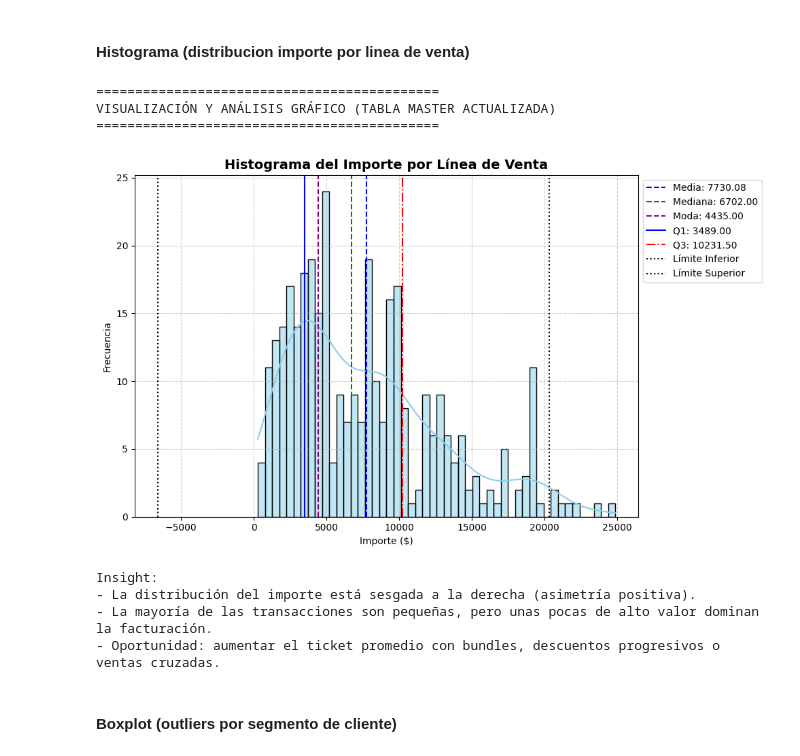
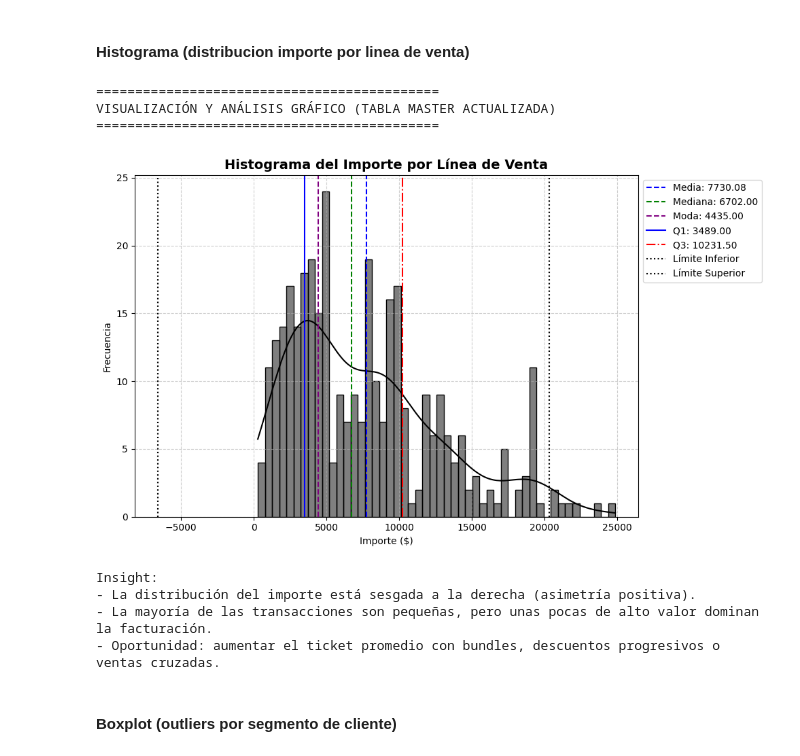
Before and after one commit to DiegoPenalba/ProyectoAurilion, a Jupyter notebook: data.ipynb, the cells around one changed output. Drawn from its saved outputs; the diff is of its cells as text; code cells hidden in the pictures.

Commit message:
WIP trabajo con documentacion.md y programa de visualizacion

```diff
--- a/data.ipynb
+++ b/data.ipynb
@@ -1758,35 +1758,35 @@ iqr = q3_importe_vd - q1_importe_vd
 lim_inferior_importe_vd = q1_importe_vd - 1.5 * iqr
 lim_superior_importe_vd = q3_importe_vd + 1.5 * iqr
 
 # Histograma
 plt.figure(figsize=(10, 6))
-sns.histplot(importe_ventas_detalle, bins=50, kde=True, color='skyblue', edgecolor='black')
+sns.histplot(importe_ventas_detalle, bins=50, kde=True, color='black', edgecolor='black')
 
 plt.axvline(media_importe_vd, color='blue', linestyle='--', label=f'Media: {media_importe_vd:.2f}')
 plt.axvline(mediana_importe_vd, color='green', linestyle='--', label=f'Mediana: {mediana_importe_vd:.2f}')
 plt.axvline(moda_importe_vd[0], color='purple', linestyle='--', label=f'Moda: {moda_importe_vd[0]:.2f}')
 plt.axvline(q1_importe_vd, color='b', linestyle='-', label=f'Q1: {q1_importe_vd:.2f}')
 plt.axvline(q3_importe_vd, color='r', linestyle='-.', label=f'Q3: {q3_importe_vd:.2f}')
 plt.axvline(lim_inferior_importe_vd, color='black', linestyle=':', label='Límite Inferior')
 plt.axvline(lim_superior_importe_vd, color='black', linestyle=':', label='Límite Superior')
 
 plt.title('Histograma del Importe por Línea de Venta', fontsize=14, fontweight='bold')
 plt.xlabel('Importe ($)')
 plt.ylabel('Frecuencia')
 plt.grid(True, linestyle='--', alpha=0.6)
 plt.legend(loc='upper left', bbox_to_anchor=(1, 1))
 plt.tight_layout()
 plt.show()
 
 print("Insight:")
 print("- La distribución del importe está sesgada a la derecha (asimetría positiva).")
 print("- La mayoría de las transacciones son pequeñas, pero unas pocas de alto valor dominan la facturación.")
 print("- Oportunidad: aumentar el ticket promedio con bundles, descuentos progresivos o ventas cruzadas.\n")
 # %% [output]
 ============================================
 VISUALIZACIÓN Y ANÁLISIS GRÁFICO (TABLA MASTER ACTUALIZADA)
 ============================================
-[figure, old version]
+[figure, new version]
 Insight:
 - La distribución del importe está sesgada a la derecha (asimetría positiva).
 - La mayoría de las transacciones son pequeñas, pero unas pocas de alto valor dominan la facturación.
```
Also changed, not shown: 1 other file.
